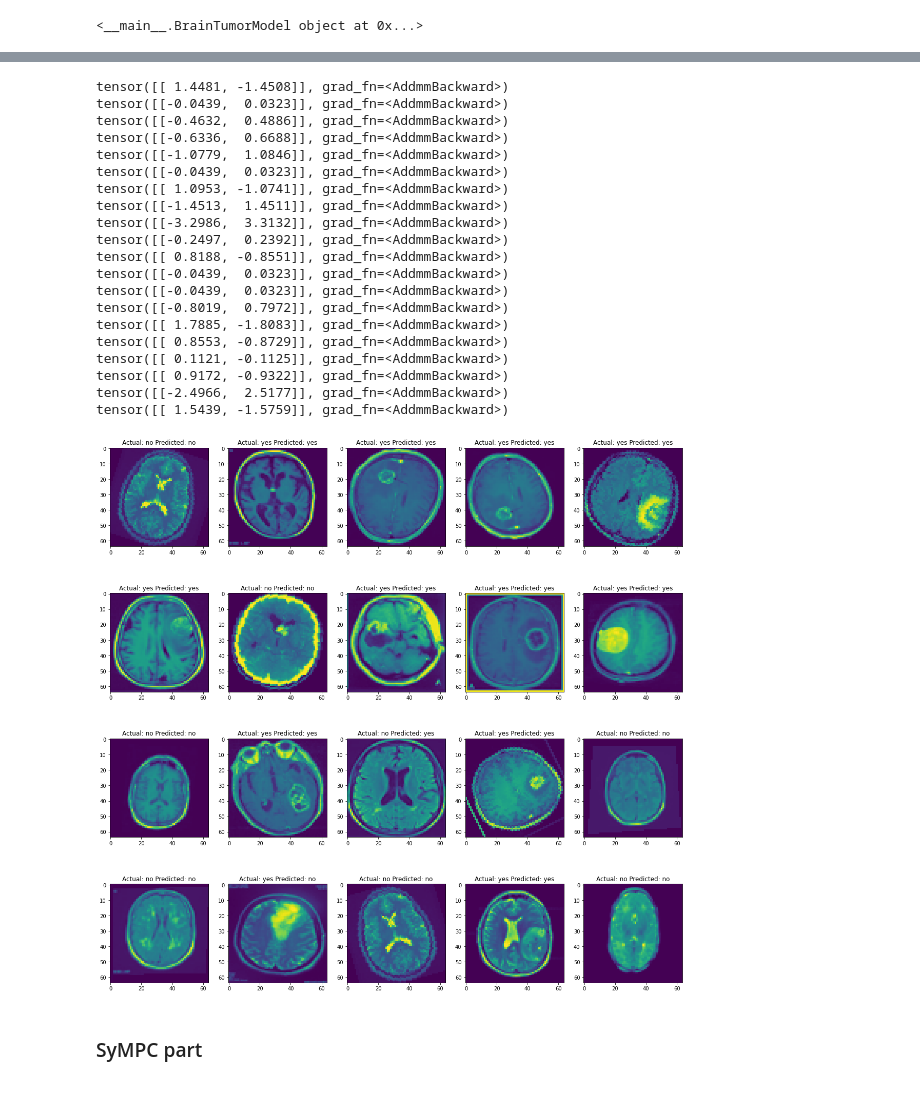
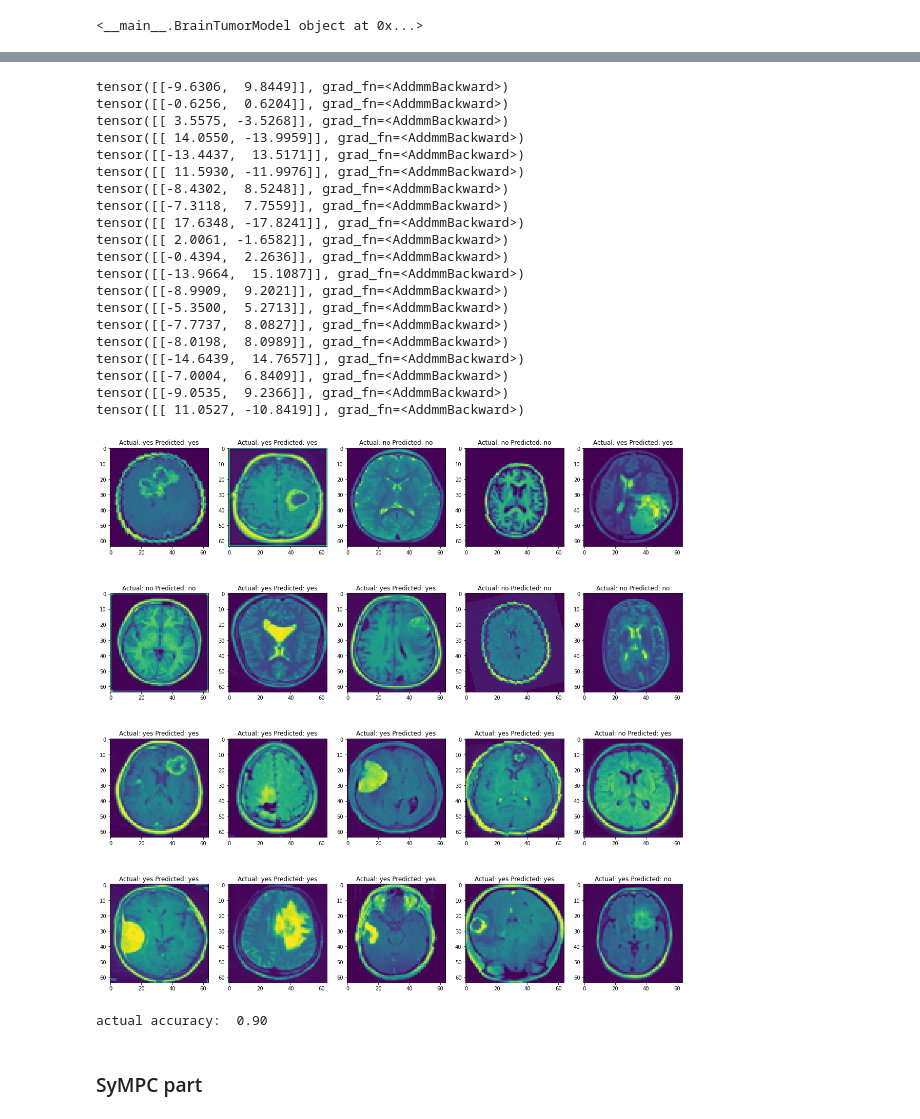
Before and after one commit to ol-msc/ppdm_ml, a Jupyter notebook: notebooks/smpc/cnn_braintumor/brain_tumor_v2.ipynb, the cells around one changed output, grey strips where cells are left out. Saved outputs shown, nothing was run; the diff lists cells and outputs as text; code cells hidden in the pictures.

Commit message:
some updates on training and test function. Data augumentation as well

```diff
--- a/notebooks/smpc/cnn_braintumor/brain_tumor_v2.ipynb
+++ b/notebooks/smpc/cnn_braintumor/brain_tumor_v2.ipynb
@@ -62,10 +66,13 @@ class BrainMRIDataset(Dataset):
         array = np.asarray(image)
         if self.transform:
             array = self.transform(array)
+#             print(type(array))
+
         array = array.reshape(1, self.height,self.width)
 
-        image = torch.tensor(array, device=device)
-        label = torch.tensor(label,device=device)
+#         print(type(array))
+        image = torch.tensor(array)
+        label = torch.tensor(label)
 
         return [image,label]
 
@@ -100,9 +107,9 @@ rotation_transformations = transforms.Compose([
     transforms.ToPILImage(),
     transforms.RandomChoice([
         transforms.RandomRotation(degrees=30),
-        transforms.RandomRotation(degrees=45),
-        transforms.RandomRotation(degrees=60),
-        transforms.RandomRotation(degrees=75)
+        transforms.RandomRotation(degrees=25),
+        transforms.RandomRotation(degrees=20),
+        transforms.RandomRotation(degrees=15)
     ]),
     transforms.ToTensor()
 ])
@@ -124,7 +131,7 @@ grayscale_transformations = transforms.Compose([
     transforms.ToPILImage(),
     transforms.RandomChoice([
         transforms.Grayscale(),
-        transforms.RandomPerspective(distortion_scale=.2, p=1)
+        transforms.RandomPerspective(distortion_scale=.1, p=1)
     ]),
     transforms.ToTensor()
 ])
@@ -134,8 +141,8 @@ path_to_project_root = '../../../'
 data_dir = path_to_project_root + 'data/brain_tumor_imgs'
 dataset = BrainMRIDataset(data_dir, height=64, width=64, transform=None) + \
           BrainMRIDataset(data_dir, height=64, width=64, transform=rotation_transformations) + \
-          BrainMRIDataset(data_dir, height=64, width=64, transform=flip_transformations) + \
-          BrainMRIDataset(data_dir, height=64, width=64, transform=grayscale_transformations)
+          BrainMRIDataset(data_dir, height=64, width=64, transform=flip_transformations)
+#           BrainMRIDataset(data_dir, height=64, width=64, transform=grayscale_transformations)
 print(dataset)
 # %% [output]
 <torch.utils.data.dataset.ConcatDataset object at 0x...>
@@ -261,41 +309,45 @@ Test Accuracy: 0.79
 # %%
 plot_loader = DataLoader(test_data, batch_size=1)
 
 mapping = {0:'no',1:'yes'}
 fig = plt.figure(figsize=(20,20))
 i = 0
+correct = 0
 for img, lbl in plot_loader:
     if i == 20: break
     pred = model(img.float())
     print(pred)
     pred = torch.argmax(pred,dim=1)
     plt.subplot(4,5,i+1)
     plt.imshow(img[0][0].cpu())
+    if lbl == pred: correct += 1
     plt.title(f'Actual: {mapping[lbl.cpu().detach().item()]} Predicted: {mapping[pred.cpu().detach().item()]}')
     i+=1
 plt.show()
+print(f"actual accuracy: {correct/i: .2f}")
 # %% [output]
-tensor([[ 1.4481, -1.4508]], grad_fn=<AddmmBackward>)
-tensor([[-0.0439,  0.0323]], grad_fn=<AddmmBackward>)
-tensor([[-0.4632,  0.4886]], grad_fn=<AddmmBackward>)
-tensor([[-0.6336,  0.6688]], grad_fn=<AddmmBackward>)
-tensor([[-1.0779,  1.0846]], grad_fn=<AddmmBackward>)
-tensor([[-0.0439,  0.0323]], grad_fn=<AddmmBackward>)
-tensor([[ 1.0953, -1.0741]], grad_fn=<AddmmBackward>)
-tensor([[-1.4513,  1.4511]], grad_fn=<AddmmBackward>)
-tensor([[-3.2986,  3.3132]], grad_fn=<AddmmBackward>)
-tensor([[-0.2497,  0.2392]], grad_fn=<AddmmBackward>)
-tensor([[ 0.8188, -0.8551]], grad_fn=<AddmmBackward>)
-tensor([[-0.0439,  0.0323]], grad_fn=<AddmmBackward>)
-tensor([[-0.0439,  0.0323]], grad_fn=<AddmmBackward>)
-tensor([[-0.8019,  0.7972]], grad_fn=<AddmmBackward>)
-tensor([[ 1.7885, -1.8083]], grad_fn=<AddmmBackward>)
-tensor([[ 0.8553, -0.8729]], grad_fn=<AddmmBackward>)
-tensor([[ 0.1121, -0.1125]], grad_fn=<AddmmBackward>)
-tensor([[ 0.9172, -0.9322]], grad_fn=<AddmmBackward>)
-tensor([[-2.4966,  2.5177]], grad_fn=<AddmmBackward>)
-tensor([[ 1.5439, -1.5759]], grad_fn=<AddmmBackward>)
+tensor([[-9.6306,  9.8449]], grad_fn=<AddmmBackward>)
+tensor([[-0.6256,  0.6204]], grad_fn=<AddmmBackward>)
+tensor([[ 3.5575, -3.5268]], grad_fn=<AddmmBackward>)
+tensor([[ 14.0550, -13.9959]], grad_fn=<AddmmBackward>)
+tensor([[-13.4437,  13.5171]], grad_fn=<AddmmBackward>)
+tensor([[ 11.5930, -11.9976]], grad_fn=<AddmmBackward>)
+tensor([[-8.4302,  8.5248]], grad_fn=<AddmmBackward>)
+tensor([[-7.3118,  7.7559]], grad_fn=<AddmmBackward>)
+tensor([[ 17.6348, -17.8241]], grad_fn=<AddmmBackward>)
+tensor([[ 2.0061, -1.6582]], grad_fn=<AddmmBackward>)
+tensor([[-0.4394,  2.2636]], grad_fn=<AddmmBackward>)
+tensor([[-13.9664,  15.1087]], grad_fn=<AddmmBackward>)
+tensor([[-8.9909,  9.2021]], grad_fn=<AddmmBackward>)
+tensor([[-5.3500,  5.2713]], grad_fn=<AddmmBackward>)
+tensor([[-7.7737,  8.0827]], grad_fn=<AddmmBackward>)
+tensor([[-8.0198,  8.0989]], grad_fn=<AddmmBackward>)
+tensor([[-14.6439,  14.7657]], grad_fn=<AddmmBackward>)
+tensor([[-7.0004,  6.8409]], grad_fn=<AddmmBackward>)
+tensor([[-9.0535,  9.2366]], grad_fn=<AddmmBackward>)
+tensor([[ 11.0527, -10.8419]], grad_fn=<AddmmBackward>)
-[figure, old version]
+[figure, new version]
+actual accuracy:  0.90
 # %% [markdown]
 ### SyMPC part
 # %%
```
Also changed, not shown: parts of 13 cells of this notebook.
